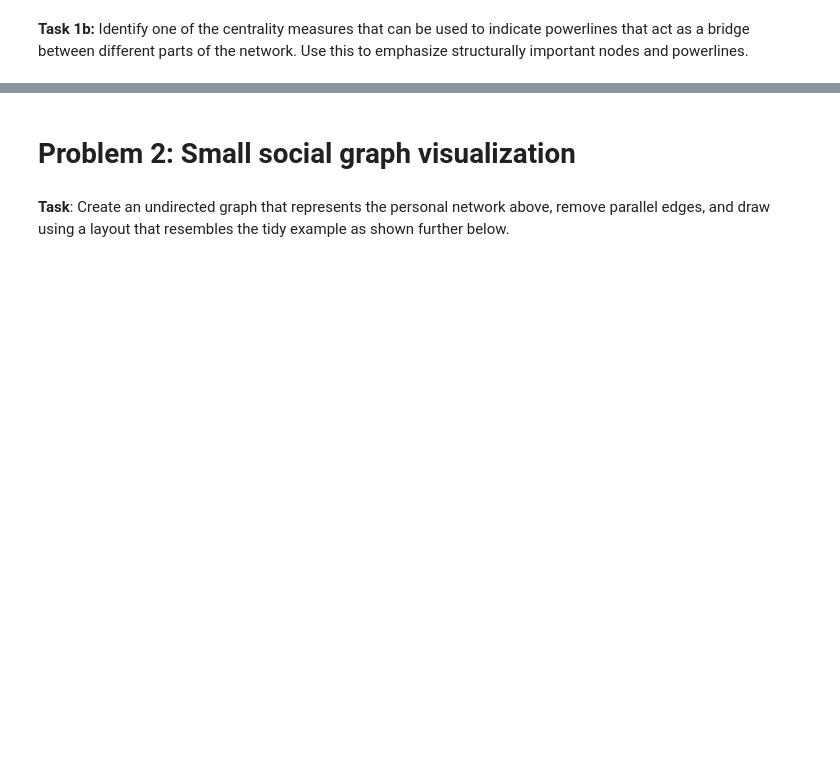
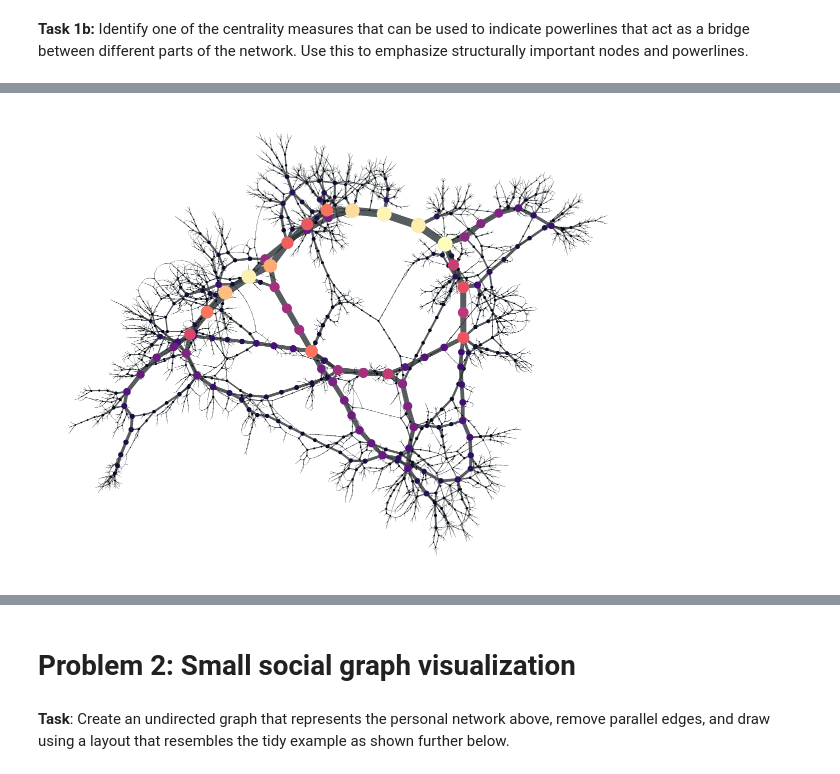
Before and after one commit to MichaelKuby/CMPT733_DataScience, a Jupyter notebook: A7/A7.ipynb, the cells around one changed output, grey strips where cells are left out. Drawn from its saved outputs; the diff is of its cells as text; code cells hidden in the pictures; blank space fills up the shorter version.

```diff
--- a/A7/A7.ipynb
+++ b/A7/A7.ipynb
@@ -60,0 +70,12 @@ Power grid: An undirected, unweighted network representing the topology of the W
+# %%
+# TODO
+
+vb, eb = gt.betweenness(g)     # Returns property maps for vertex betweenness values and edge betweenness values
+gt.graph_draw(g,
+            pos=g.vp['pos'],
+            vertex_fill_color=vb,
+            vertex_size=gt.prop_to_size(vb, mi=0, ma=15),
+            vorder=vb,
+            edge_pen_width=gt.prop_to_size(eb, mi=0, ma=8))
+# %% [output]
+[figure, added]
```
Also changed, not shown: parts of 22 cells of this notebook, 3 other files.
